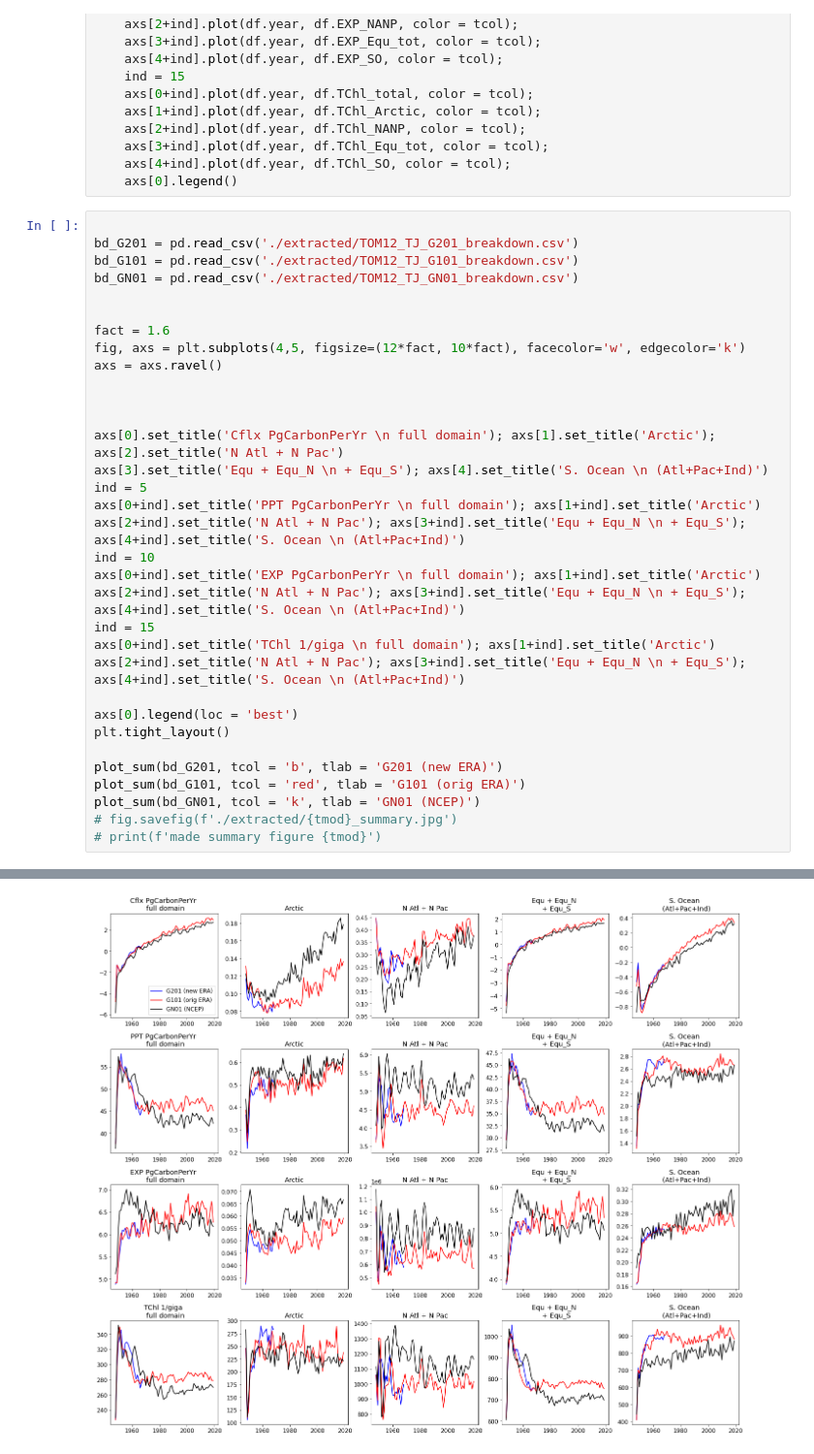
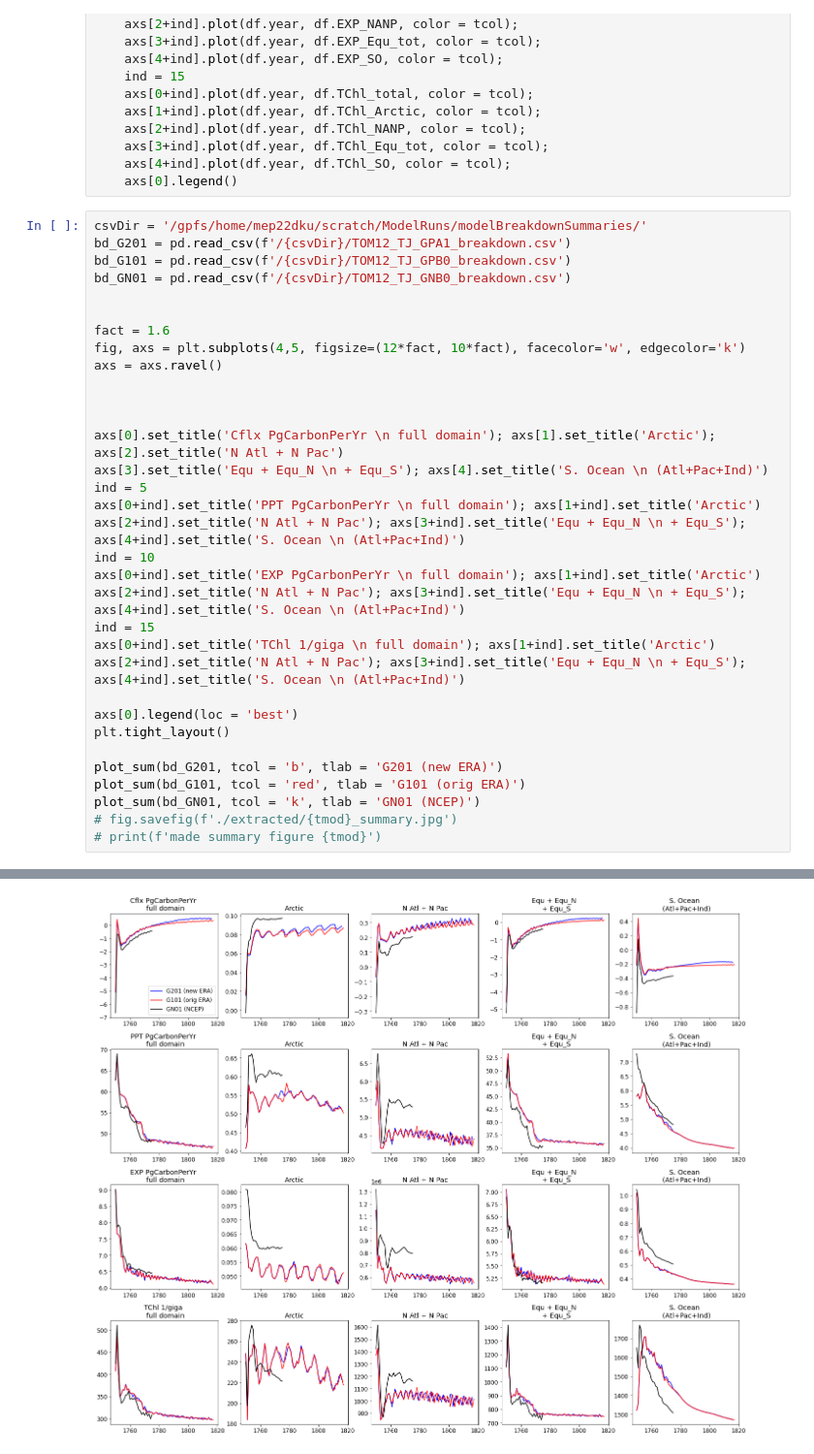
Before and after one commit to tjarnikova/SOZONE, a Jupyter notebook: GRO2_FORCING_EXPERIMENT/breakdownSummary.ipynb, the cells around one changed output, grey strips where cells are left out. Shown at 97% size. Drawn from its saved outputs; the diff is of its cells as text.

```diff
--- a/GRO2_FORCING_EXPERIMENT/breakdownSummary.ipynb
+++ b/GRO2_FORCING_EXPERIMENT/breakdownSummary.ipynb
@@ -259,38 +429,38 @@ def plot_sum(df, tcol = 'red', tlab = 'G101 (orig ERA)'):
     axs[4+ind].plot(df.year, df.TChl_SO, color = tcol);
     axs[0].legend()
 # %%
-
-bd_G201 = pd.read_csv('./extracted/TOM12_TJ_G201_breakdown.csv')
-bd_G101 = pd.read_csv('./extracted/TOM12_TJ_G101_breakdown.csv')
-bd_GN01 = pd.read_csv('./extracted/TOM12_TJ_GN01_breakdown.csv')
+csvDir = '/gpfs/home/mep22dku/scratch/ModelRuns/modelBreakdownSummaries/'
+bd_G201 = pd.read_csv(f'/{csvDir}/TOM12_TJ_GPA1_breakdown.csv')
+bd_G101 = pd.read_csv(f'/{csvDir}/TOM12_TJ_GPB0_breakdown.csv')
+bd_GN01 = pd.read_csv(f'/{csvDir}/TOM12_TJ_GNB0_breakdown.csv')
 
 
 fact = 1.6
 fig, axs = plt.subplots(4,5, figsize=(12*fact, 10*fact), facecolor='w', edgecolor='k')
 axs = axs.ravel()
 
 
 
 axs[0].set_title('Cflx PgCarbonPerYr \n full domain'); axs[1].set_title('Arctic'); axs[2].set_title('N Atl + N Pac')
 axs[3].set_title('Equ + Equ_N \n + Equ_S'); axs[4].set_title('S. Ocean \n (Atl+Pac+Ind)')
 ind = 5
 axs[0+ind].set_title('PPT PgCarbonPerYr \n full domain'); axs[1+ind].set_title('Arctic')
 axs[2+ind].set_title('N Atl + N Pac'); axs[3+ind].set_title('Equ + Equ_N \n + Equ_S'); axs[4+ind].set_title('S. Ocean \n (Atl+Pac+Ind)')
 ind = 10
 axs[0+ind].set_title('EXP PgCarbonPerYr \n full domain'); axs[1+ind].set_title('Arctic')
 axs[2+ind].set_title('N Atl + N Pac'); axs[3+ind].set_title('Equ + Equ_N \n + Equ_S'); axs[4+ind].set_title('S. Ocean \n (Atl+Pac+Ind)')
 ind = 15
 axs[0+ind].set_title('TChl 1/giga \n full domain'); axs[1+ind].set_title('Arctic')
 axs[2+ind].set_title('N Atl + N Pac'); axs[3+ind].set_title('Equ + Equ_N \n + Equ_S'); axs[4+ind].set_title('S. Ocean \n (Atl+Pac+Ind)')
 
 axs[0].legend(loc = 'best')
 plt.tight_layout()
 
 plot_sum(bd_G201, tcol = 'b', tlab = 'G201 (new ERA)')
 plot_sum(bd_G101, tcol = 'red', tlab = 'G101 (orig ERA)')
 plot_sum(bd_GN01, tcol = 'k', tlab = 'GN01 (NCEP)')
 # fig.savefig(f'./extracted/{tmod}_summary.jpg')
 # print(f'made summary figure {tmod}')
 # %% [output]
 No artists with labels found to put in legend.  Note that artists whose label start with an underscore are ignored when legend() is called with no argument.
-[figure, old version]
+[figure, new version]
```
Also changed, not shown: parts of 10 cells of this notebook, 52 other files.
